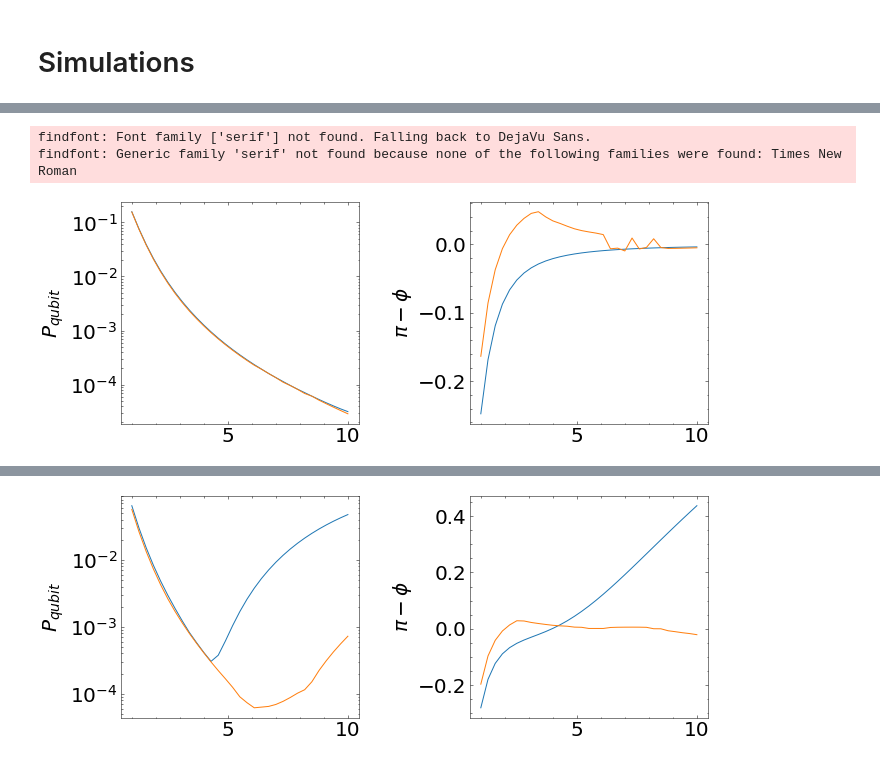
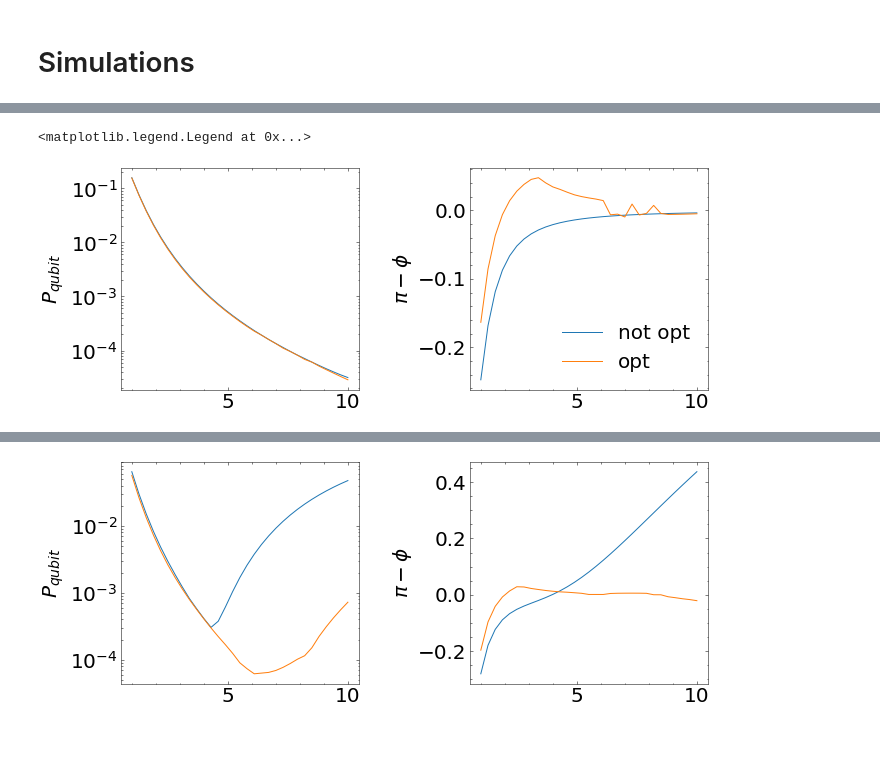
Before and after one commit to Gphysics-fpf/2022_state_transfer, a Jupyter notebook: Codes/03 Phase gate simulations.ipynb, the cells around one changed output, grey strips where cells are left out. Drawn from its saved outputs; the diff is of its cells as text; code cells hidden in the pictures.

```diff
--- a/Codes/03 Phase gate simulations.ipynb
+++ b/Codes/03 Phase gate simulations.ipynb
@@ -105,12 +105,24 @@ def scattering(δ1=2*π*8.40701933547913, δ2=2*π*8.40701933547913,
                                   g1 = gtsym, g2 = lambda t: 0)
     ψe = vt2[:,-1]
 
+    cumulative_time_qubit_1 = np.trapz(np.abs(vt2[0,:]**2), x = time)
+    cumulative_time_qubit_2 = np.trapz(np.abs(vt2[1,:]**2), x = time)
+
+    cumulative_time_ψe = cumulative_time_qubit_1 + cumulative_time_qubit_2
+
+
     # Scattering against negatively detuned cavity
     control3 = setup.Exp2QB2Cavities(δ1=δ1, δ2=δ2, ω1=ω1, ω2=ω2-χ, δLamb=lamb_shift, g1=0, g2=0,
                                      κ1=κ1, κ2=κ2, l=lwv, mmax=Nm)
     vt3 = Trotter_solver_dynamics(time, control3.qubit_excited(which=0), control3,
                                   g1 = gtsym, g2 = lambda t: 0)
     ψg = vt3[:,-1]
+
+    cumulative_time_qubit_1 = np.trapz(np.abs(vt3[0,:]**2), x = time)
+    cumulative_time_qubit_2 = np.trapz(np.abs(vt3[1,:]**2), x = time)
+
+    cumulative_time_ψg = cumulative_time_qubit_1 + cumulative_time_qubit_2
+
 
     success = (np.abs(ψe[0])**2, np.abs(ψg[0])**2)
     overlap = np.vdot(ψe, ψg)
@@ -120,11 +132,19 @@ def scattering(δ1=2*π*8.40701933547913, δ2=2*π*8.40701933547913,
     avgω = np.sum(np.abs(vt2[4:,-1])**2 * control2.ωrelevant) / Pwaveguide
     F1 = scattering_fidelity(ψe[0], ψg[0])
     F2 = phase_gate_fidelity_asim(ψe[0], ψg[0])
+
+
+
+
+    k = cumulative_time_qubit_1 + cumulative_time_qubit_2
+
     if not quiet:
         control = gtsym(time)
         print(f'Initial value of the control g_1(-tf)= (2π)*{gtsym(time[0])/2/π*1e3}MHz\n'
               f'κ1 = (2π)*{κ1/2/π*1e3}MHz, κ2 = (2π)*{κ2/2/π*1e3}MHz, χ = {χ/κ1}*κ1, σ = {σ/κ1}*κ1\n'
               f'Total time    ={duration/control1.tprop}*Propagation_time\n'
+              f'Time spent in qubits, e experiment={cumulative_time_ψe/control1.tprop}*Propagation_time\n'
+              f'Time spent in qubits, g experiment={cumulative_time_ψg/control1.tprop}*Propagation_time\n'
               f'η             ={η:.2f}\n'
               f'l             ={lwv} m\n'
               f'|wv(tf)|^2    ={Pwaveguide:.5f}\n'
@@ -163,7 +183,7 @@ def scattering(δ1=2*π*8.40701933547913, δ2=2*π*8.40701933547913,
             fig.tight_layout()
             plt.show()
 
-    return (ψe[0], ψg[0], overlap_qubit, overlap, duration, F2, F1)
+    return (ψe[0], ψg[0], overlap_qubit, overlap, duration, F2, F1, cumulative_time_ψe, cumulative_time_ψg)
 # %% [markdown]
 When we perform the scattering for large $\eta=1/2\sigma$, we see that the phase overshoots, but the amplitude of reabsorption is pretty decent. This function optimizes the overall fidelity of the scattering gate, tuning the value of $\chi$ to deviate from the theoretical optimum $\chi=\kappa/2.$
 # %%
@@ -211,10 +231,10 @@ def job(f, data, ncores=None, single=False):
 # %% [markdown]
 # Simulations
 # %%
-if os.path.exists('new_phase_gate_30m_100MHz.npy'):
-    new_phase_gate_30m_100MHz = np.load('new_phase_gate_30m_100MHz.npy')
-    new_phase_gate_30m_100MHz_opt = np.load('new_phase_gate_30m_100MHz_opt.npy')
-    all_η = np.load('new_phase_gate_30m_100MHz_eta.npy')
+if os.path.exists(' ../Data/new_phase_gate_30m_100MHz.npy'):
+    new_phase_gate_30m_100MHz = np.load('../Data/new_phase_gate_30m_100MHz.npy')
+    new_phase_gate_30m_100MHz_opt = np.load('../Data/new_phase_gate_30m_100MHz_opt.npy')
+    all_η = np.load('../Data/new_phase_gate_30m_100MHz_eta.npy')
 else:
     all_η = np.linspace(1, 10, 31)
     kappa = 2*pi*1e-3*100.0
@@ -226,8 +246,8 @@ else:
                            lamb_shift=-0.012187088888888885*kappa,
                            Tfp=10, lwv=30, Nm=2101, plot=False),
             all_η))
-    np.save('new_phase_gate_30m_100MHz.npy', new_phase_gate_30m_100MHz)
-    np.save('new_phase_gate_30m_100MHz_eta.npy', all_η)
+    np.save('../Data/new_phase_gate_30m_100MHz.npy', new_phase_gate_30m_100MHz)
+    np.save('../Data/new_phase_gate_30m_100MHz_eta.npy', all_η)
     new_phase_gate_30m_100MHz_opt = np.array(
         job(lambda η:
                 optimal_scattering(δ1=2*π*8.416408398466828, δ2=2*π*8.416408398466828,
@@ -236,4 +256,4 @@ else:
                                    Tfp=10, lwv=30, Nm=2101),
             all_η)
     )
-    np.save('new_phase_gate_30m_100MHz_opt.npy', new_phase_gate_30m_100MHz_opt)
+    np.save('../Data/new_phase_gate_30m_100MHz_opt.npy', new_phase_gate_30m_100MHz_opt)
@@ -240,14 +278,14 @@ else:
 # %%
 fig, (ax1,ax2) = plt.subplots(ncols=2, figsize=(10,4))
 ax1.plot(all_η, 1-np.abs(new_phase_gate_30m_100MHz[:,-1]))
 ax1.plot(all_η, 1-np.abs(new_phase_gate_30m_100MHz_opt[:,-1]))
 ax1.set_yscale('log')
 ax1.set_ylabel(r'$P_{qubit}$')
-ax2.plot(all_η, np.angle(-new_phase_gate_30m_100MHz[:,1]/new_phase_gate_30m_100MHz[:,0]))
-ax2.plot(all_η, np.angle(-new_phase_gate_30m_100MHz_opt[:,1]/new_phase_gate_30m_100MHz_opt[:,0]))
+ax2.plot(all_η, np.angle(-new_phase_gate_30m_100MHz[:,1]/new_phase_gate_30m_100MHz[:,0]), label='not opt' )
+ax2.plot(all_η, np.angle(-new_phase_gate_30m_100MHz_opt[:,1]/new_phase_gate_30m_100MHz_opt[:,0]), label = 'opt' )
 ax2.set_ylabel(r'$\pi-\phi$')
 fig.tight_layout()
+ax2.legend()
 # %% [output]
-findfont: Font family ['serif'] not found. Falling back to DejaVu Sans.
-findfont: Generic family 'serif' not found because none of the following families were found: Times New Roman
+<matplotlib.legend.Legend at 0x...>
-[figure, old version]
+[figure, new version]
```
Also changed, not shown: parts of 4 cells of this notebook, 5 other files.
